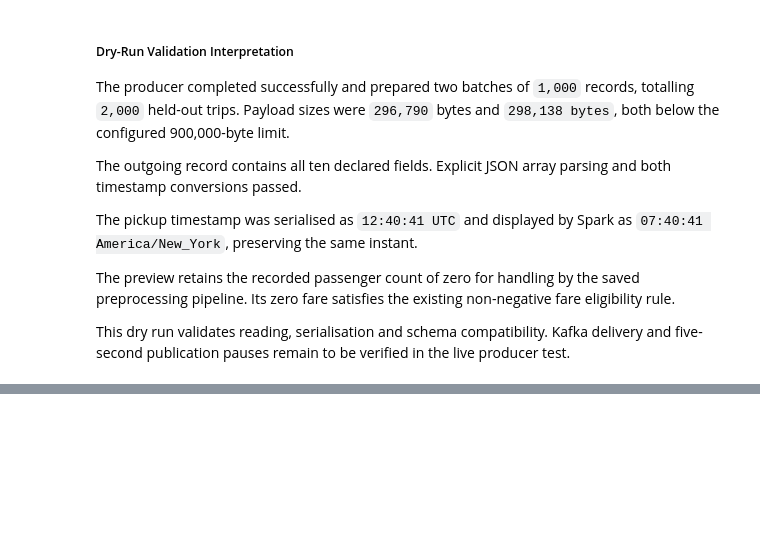
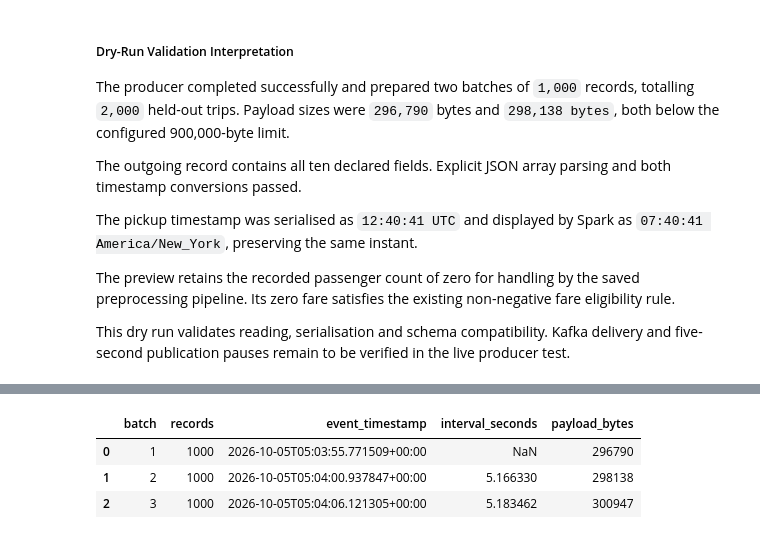
Before and after one commit to hncha9-eng/ITO5202_Ass2_27602966, a Jupyter notebook: assessment2.ipynb, the cells around one changed output, grey strips where cells are left out. Saved outputs shown, nothing was run; the diff lists cells and outputs as text; code cells hidden in the pictures; blank space fills up the shorter version.

Commit message:
Verify producer timing and document Kafka execution

```diff
--- a/assessment2.ipynb
+++ b/assessment2.ipynb
@@ -6333,0 +6421,94 @@ in the live producer test.
+# %%
+producer_live_test = subprocess.run(
+    [
+        sys.executable,
+        str(producer_path),
+        "--data-path", str(STREAM_DATA_PATH),
+        "--bootstrap-servers", STREAM_BOOTSTRAP_SERVERS,
+        "--topic", PRODUCER_TEST_TOPIC,
+        "--batch-size", str(STREAM_BATCH_SIZE),
+        "--max-batches", str(PRODUCER_TEST_BATCHES),
+    ],
+    cwd=str(PROJECT_ROOT),
+    capture_output=True,
+    text=True,
+)
+
+if producer_live_test.returncode != 0:
+    print(producer_live_test.stdout)
+    print(producer_live_test.stderr)
+    producer_live_test.check_returncode()
+
+producer_live_logs = [
+    json.loads(line)
+    for line in producer_live_test.stdout.splitlines()
+    if line.strip()
+]
+
+published_test_batches = [
+    entry
+    for entry in producer_live_logs
+    if entry["action"] == "published_batch"
+]
+
+producer_test_completion = next(
+    entry
+    for entry in producer_live_logs
+    if entry["action"] == "completed"
+)
+
+expected_test_records = PRODUCER_TEST_BATCHES * STREAM_BATCH_SIZE
+
+assert len(published_test_batches) == PRODUCER_TEST_BATCHES
+assert producer_test_completion["dry_run"] is False
+assert producer_test_completion["records_processed"] == expected_test_records
+
+assert all(
+    entry["records"] == STREAM_BATCH_SIZE
+    and entry["topic"] == PRODUCER_TEST_TOPIC
+    and entry["partition"] >= 0
+    and entry["offset"] >= 0
+    for entry in published_test_batches
+)
+
+assert len({
+    (entry["partition"], entry["offset"])
+    for entry in published_test_batches
+}) == PRODUCER_TEST_BATCHES
+
+producer_test_table = pd.DataFrame(
+    published_test_batches
+).sort_values("batch")
+
+measured_intervals = producer_test_table["interval_seconds"].iloc[1:]
+
+assert measured_intervals.ge(STREAM_PAUSE_SECONDS).all(), (
+    "A measured publication interval was shorter than five seconds."
+)
+
+print("Producer exit code:", producer_live_test.returncode)
+
+display(producer_test_table[[
+    "batch",
+    "records",
+    "event_timestamp",
+    "interval_seconds",
+    "payload_bytes",
+]])
+
+print("Kafka delivery acknowledgements:")
+display(producer_test_table[[
+    "batch",
+    "topic",
+    "partition",
+    "offset",
+    "delivery_seconds",
+]])
+
+print(f"Acknowledged trip records: {expected_test_records:,}")
+print(
+    "Measured publication intervals:",
+    [round(value, 6) for value in measured_intervals],
+)
+print("Producer delivery and timing checks passed.")
+# %% [output]
@@ -6333,0 +6516,4 @@ in the live producer test.
+|  | batch | records | event_timestamp | interval_seconds | payload_bytes |
+| 0 | 1 | 1000 | 2026-10-05T05:03:55.771509+00:00 | NaN | 296790 |
+| 1 | 2 | 1000 | 2026-10-05T05:04:00.937847+00:00 | 5.166330 | 298138 |
+| 2 | 3 | 1000 | 2026-10-05T05:04:06.121305+00:00 | 5.183462 | 300947 |
```
Also changed, not shown: parts of 6 cells of this notebook, 1 other file.
